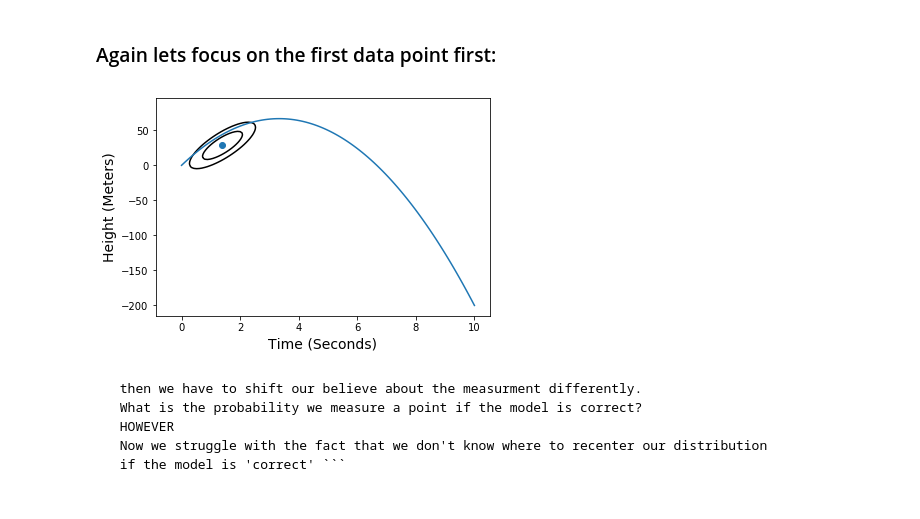
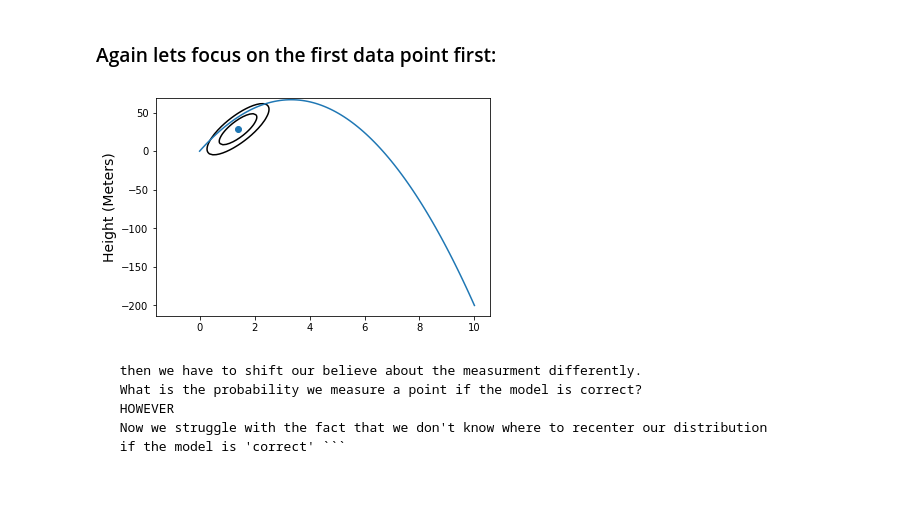
Before and after one commit to uofscphysics/STEM_Python_Course, a Jupyter notebook: Day_4/day_4_student_completed_workbook_likelihood_analysis.ipynb, the cells around one changed output. Cells and saved outputs as stored; diff of their text form; code cells hidden in the pictures.

Commit message:
Refactored the contour plot function
Made it so we can re-use the contour plot function on top of linear models more easily.

````diff
--- a/Day_4/day_4_student_completed_workbook_likelihood_analysis.ipynb
+++ b/Day_4/day_4_student_completed_workbook_likelihood_analysis.ipynb
@@ -417,49 +425,41 @@ plt.draw()
 ###  "Likelihood function" fixes the observation values and allows the parameters to vary:
 # %% [markdown]
 ### Again lets focus on the first data point first:
+# %%
+#Choose a (v, g) for illustration only --> we need to explain whats going on in the kernel
+
+v_illustration = 40
+g_illustration = 12
 # %%
 #PLOTS  (YOU DONT NEED THIS CODE)
-#Plot the data:
+#Plot only the first observation point:
 plt.scatter(times_2d[0],heights_2d[0])
 for i in range(len(times_2d)):
     np=numpy
     mu = np.array([times_2d[i],heights_2d[i]])
     cov = covariance_matrix
     Function = generate_experiment_error_function(mu, cov)
-    xmin=-3*np.sqrt(covariance_matrix[0][0])+times_2d[i]
-    xmax=3*np.sqrt(covariance_matrix[0][0])+times_2d[i]
-    ymin=-3*np.sqrt(covariance_matrix[1][1])+heights_2d[i]
-    ymax=3*np.sqrt(covariance_matrix[1][1])+heights_2d[i]
-    X, Y = numpy.mgrid[xmin:xmax:50j, ymin:ymax:50j] #1000 x 1000 -> 1 million points
-    PointsToPlugIn = numpy.vstack([X.ravel(), Y.ravel()])
-    PointsToPlugInDataset = PointsToPlugIn.T
-    PlugInPointsCount = len(PointsToPlugInDataset)
-    FunctionResultValuesForGrid = numpy.zeros((PlugInPointsCount))
-    k = 0
-    while (k < PlugInPointsCount):
-        PointToPlugIn = PointsToPlugInDataset[k]
-        FunctionValueForPointToPlugIn = Function(PointToPlugIn)
-        FunctionResultValuesForGrid[k] = FunctionValueForPointToPlugIn
-        k = k + 1
-    Z = numpy.reshape(FunctionResultValuesForGrid, X.shape)
-    CS = plt.contour(X, Y, Z, 2,
-                             colors='k', # negative contours will be dashed by default
-                             )
+    PlotContour(
+        Function = Function,
+        DomainMinimumPoint = mu + numpy.array( [ 3, 40] ),
+        DomainMaximumPoint = mu - numpy.array( [ 3, 40] ),
+        )
     break
-plt.xlabel('Time (Seconds)',fontsize=14)
+
+    plt.xlabel('Time (Seconds)',fontsize=14)
 plt.ylabel('Height (Meters)',fontsize=14)
 
 
 
-#MODEL
+#Plot a single attempt at the model, choosing a v and g ( our choice is for illustration only)
 PointsToTry = numpy.linspace(0, 10, 100)
-ValuesWeGet =  my_model( v = 40, g = 12, t = PointsToTry)
+ValuesWeGet =  my_model( v = v_illustration, g = g_illustration, t = PointsToTry)
 plt.plot(PointsToTry, ValuesWeGet)
 
 
 plt.draw()
 # %% [output]
-[figure, old version]
+[figure, new version]
 # %% [markdown]
 ``` If we think about what it means to believe the model,
  then we have to shift our believe about the measurment differently.
````
Also changed, not shown: parts of 14 cells of this notebook.
